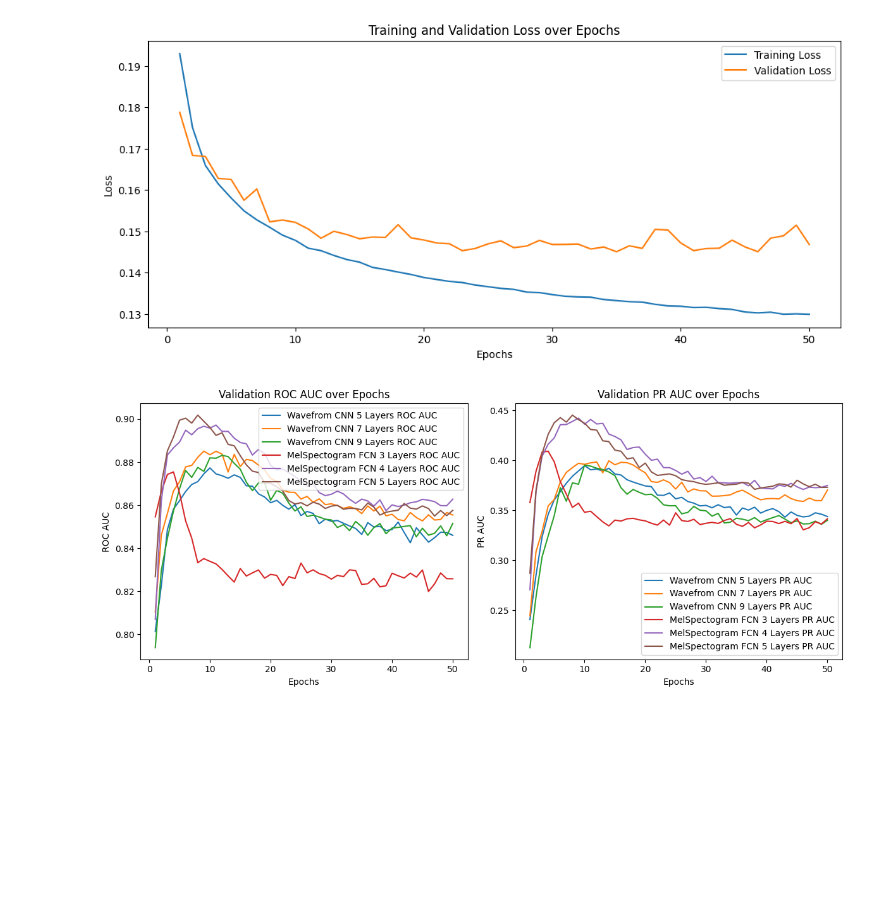
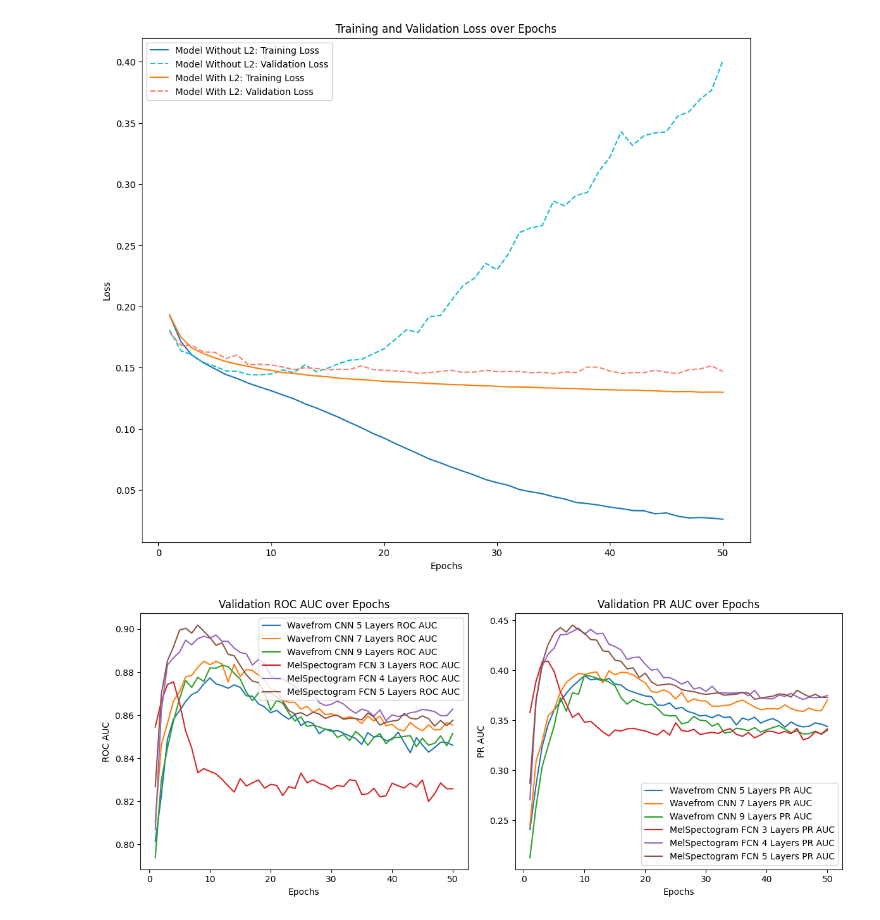
Before and after one commit to syeon0928/tagging-music-sequences, a Jupyter notebook: notebooks/evaluation.ipynb, the cells around one changed output. Drawn from its saved outputs; the diff is of its cells as text; code cells hidden in the pictures; blank space fills up the shorter version.

```diff
--- a/notebooks/evaluation.ipynb
+++ b/notebooks/evaluation.ipynb
@@ -75,20 +88,27 @@ trainer_mel7_l2.load_model('../models/FCN7_final_l2_20231201-2215.pth')
 # %%
-# TODO @Luca, feel free to play around with plotting multiple models to show overfitting still
+# Models
+m = trainer7
+n = trainer7_l2
 
 # Epoch range
 epochs = range(1, 51)
 
-plt.figure(figsize=(12, 5))
-plt.plot(epochs, trainer7_l2.history['train_loss'], label='Training Loss')
-plt.plot(epochs, trainer7_l2.history['val_loss'], label='Validation Loss')
+plt.figure(figsize=(12, 10))
+
+plt.plot(epochs, m.history['train_loss'], color='#1f77b4', linestyle='-', label='Model Without L2: Training Loss')
+plt.plot(epochs, m.history['val_loss'], color='#17becf', linestyle='--', label='Model Without L2: Validation Loss')
+
+plt.plot(epochs, n.history['train_loss'], color='#ff7f0e', linestyle='-', label='Model With L2: Training Loss')
+plt.plot(epochs, n.history['val_loss'], color='#fa8072', linestyle='--', label='Model With L2: Validation Loss')
+
 plt.title('Training and Validation Loss over Epochs')
 plt.xlabel('Epochs')
 plt.ylabel('Loss')
 plt.legend()
 
 plt.show()
 # %% [output]
-[figure, old version]
+[figure, new version]
 # %%
 # Sample data
 # Replace these with your actual data
```
Also changed, not shown: parts of 47 cells of this notebook, 7 other files.
